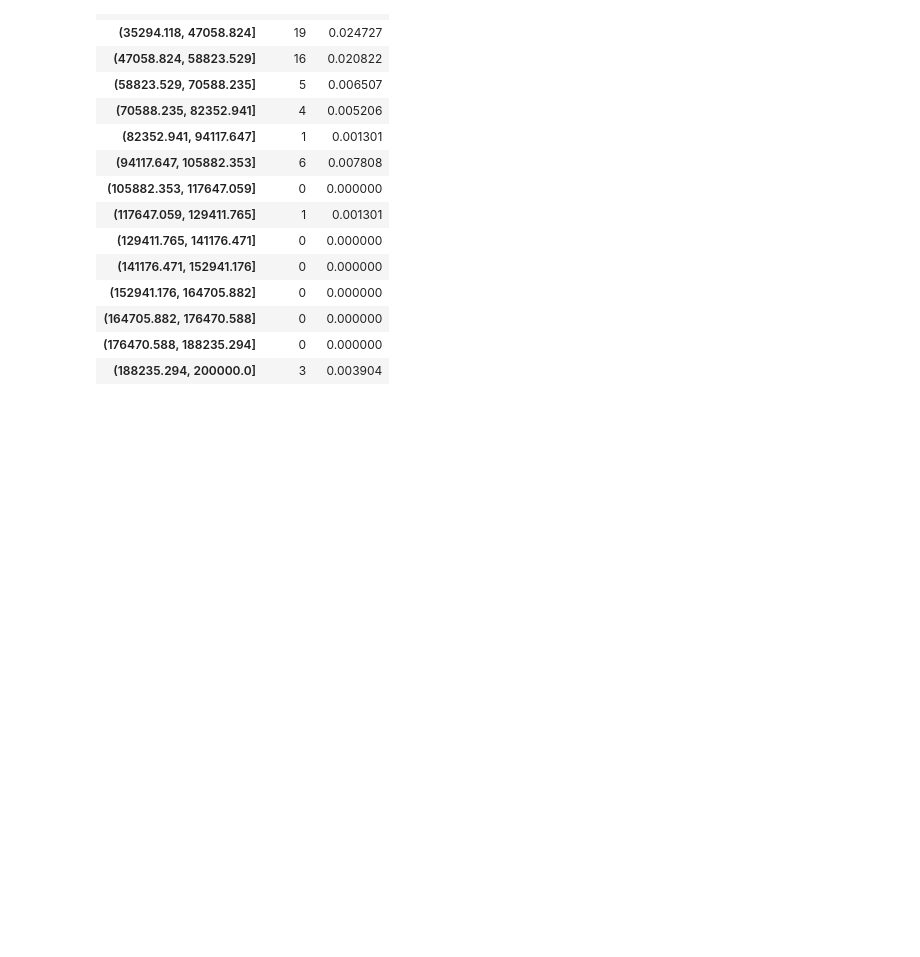
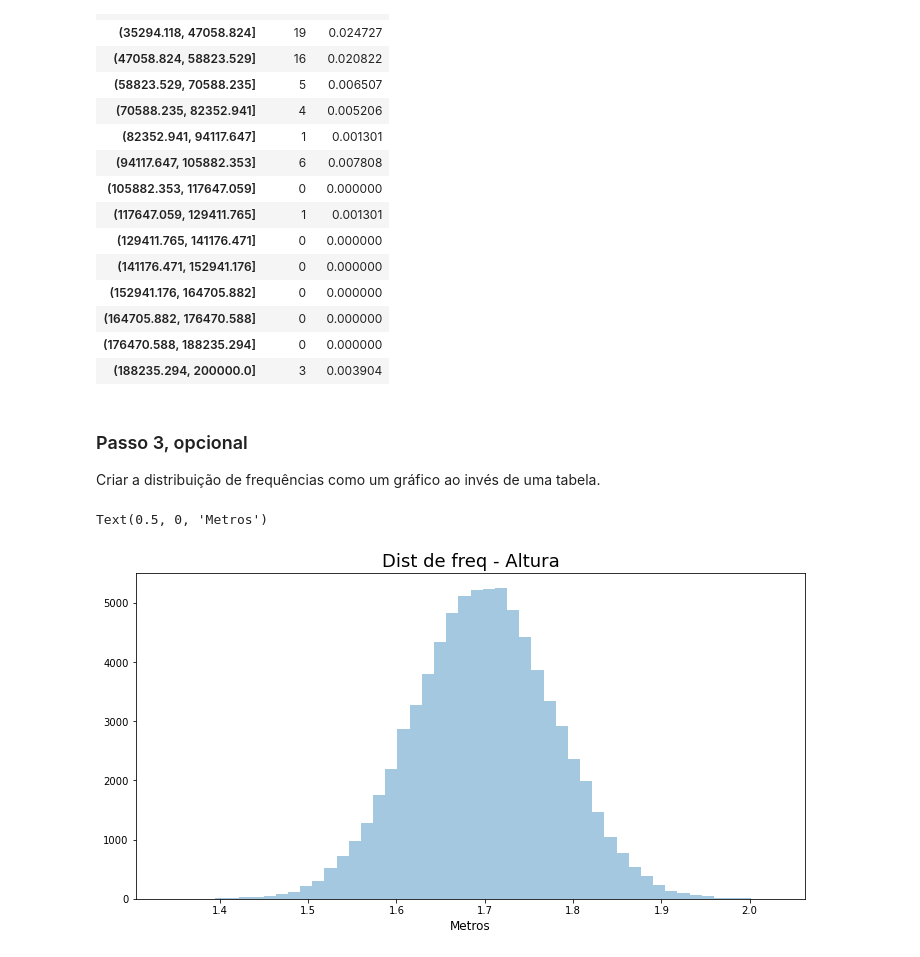
Before and after one commit to maica1/xbooks, a Jupyter notebook: Estatistica aplicada/Modulo02/ClassedeAmplitude.ipynb, the cells around one changed output. Cells and saved outputs as stored; diff of their text form; code cells hidden in the pictures; blank space fills up the shorter version.

Commit message:
m02a08 - histogramas de dst freq

```diff
--- a/Estatistica aplicada/Modulo02/ClassedeAmplitude.ipynb
+++ b/Estatistica aplicada/Modulo02/ClassedeAmplitude.ipynb
@@ -86,3 +87,15 @@ dist_freq_qtd_amp_fixa
 | (164705.882, 176470.588] | 0 | 0.000000 |
 | (176470.588, 188235.294] | 0 | 0.000000 |
 | (188235.294, 200000.0] | 3 | 0.003904 |
+# %% [markdown]
+### Passo 3, opcional
+
+Criar a distribuição de frequências como um gráfico ao invés de uma tabela.
+# %%
+ax =sb.distplot(dados.Altura, kde = False)
+ax.figure.set_size_inches(12,6)
+ax.set_title('Dist de freq - Altura', fontsize = '18')
+ax.set_xlabel('Metros', fontsize = '12')
+# %% [output]
+Text(0.5, 0, 'Metros')
+[figure, added]
```
Also changed, not shown: parts of 2 cells of this notebook.
